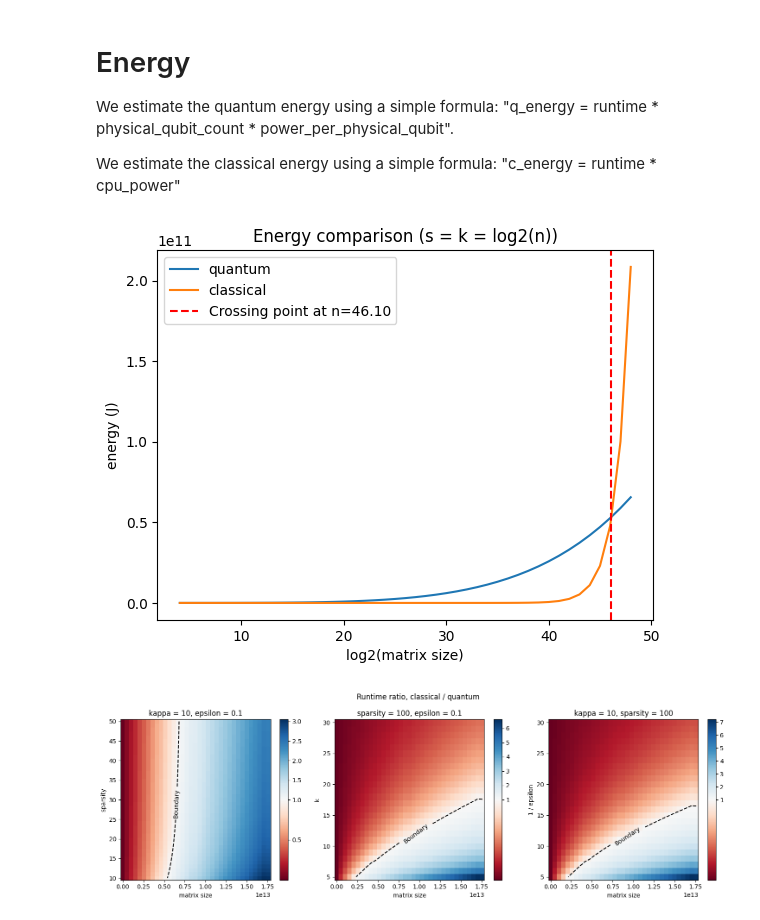
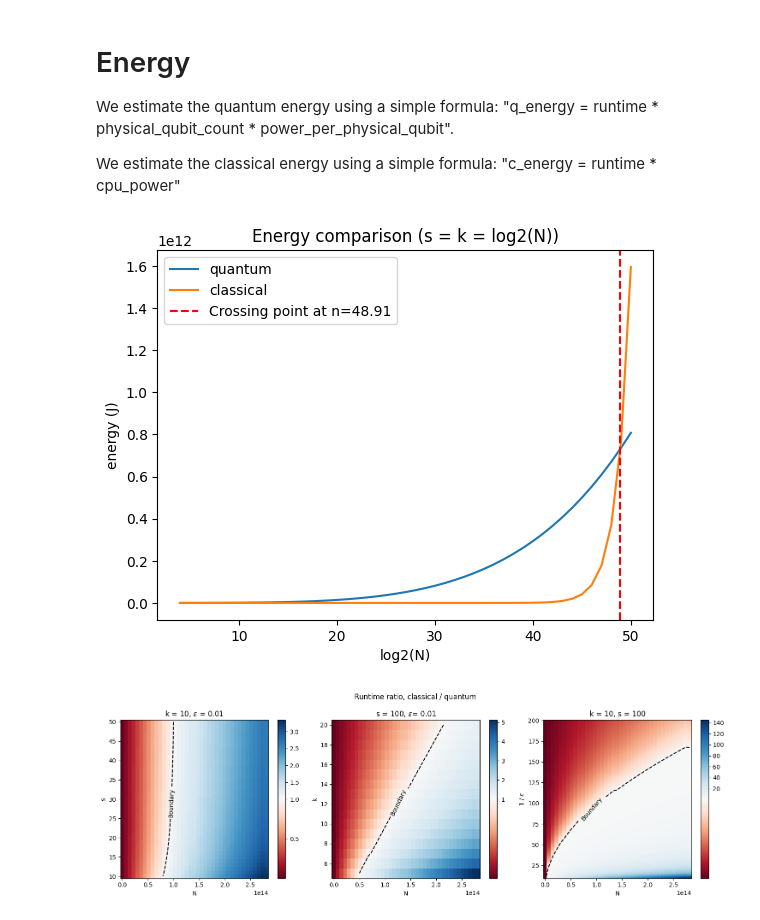
Before and after one commit to tiger9tu/HHL, a Jupyter notebook: tools/heatmap.ipynb, the cells around one changed output. Cells and saved outputs as stored; diff of their text form; code cells hidden in the pictures.

```diff
--- a/tools/heatmap.ipynb
+++ b/tools/heatmap.ipynb
@@ -14,10 +16,10 @@ precision = 4
 
 fix_k = 10
 fix_s = 100
-fix_epsilon_inv = 10
+fix_epsilon_inv = 100
 s_start, s_end, ds = 10, 50, 1
-k_start, k_end, dk = 5, 30, 1
-epsilon_inv_start, epsilon_inv_end, depslilon_inv = 5, 30, 1
+k_start, k_end, dk = 5, 20, 1
+epsilon_inv_start, epsilon_inv_end, depslilon_inv = 10, 200, 1
 # %% [markdown]
 # Runtime
 
@@ -222,7 +249,7 @@ def calculate_log_ratio(q_data, c_data,N, n_start):
 def plot_energy_line_graph():
 
     n_start = 4
-    n_end = 49
+    n_end = 51
 
     n = np.arange(n_start, n_end, 1)
     k = n
@@ -244,20 +271,20 @@ def plot_energy_line_graph():
     # Mark the crossing point
     ax.axvline(x=crossing_n, color='r', linestyle='--', label=f'Crossing point at n={crossing_n:.2f}')
 
-    ax.set_xlabel("log2(matrix size)")
+    ax.set_xlabel("log2(N)")
     ax.set_ylabel("energy (J)")
     ax.legend()
-    ax.set_title("Energy comparison (s = k = log2(n))")
+    ax.set_title("Energy comparison (s = k = log2(N))")
     fig.savefig("energy_line.pdf")
     plt.show()
 
 plot_energy_line_graph()
 # %% [output]
-[figure, old version]
+[figure, new version]
 # %%
 def plot_energy_heatmap():  # set this function to avoid conflict variables
 
-    n_start, n_end, dn = 10, 44, 1
+    n_start, n_end, dn = 10, 48, 1
 
     # big N used by classical plot
     N_start = 2**n_start
@@ -286,9 +313,9 @@ def plot_energy_heatmap():  # set this function to avoid conflict variables
         n_s_N,
         s,
         n_s_ratio,
-        f"kappa = {fix_k}, epsilon = {1/fix_epsilon_inv}",
-        "matrix size",
-        "sparsity",
+        f"k = {fix_k}, $\\epsilon$ = {1/fix_epsilon_inv}",
+        "N",
+        "s",
     )
 
     ###############################
@@ -307,8 +334,8 @@ def plot_energy_heatmap():  # set this function to avoid conflict variables
         n_k_N,
         k,
         n_k_ratio,
-        f"sparsity = {fix_s}, epsilon = {1/fix_epsilon_inv}",
-        "matrix size",
+        f"s = {fix_s}, $\\epsilon$= {1/fix_epsilon_inv}",
+        "N",
         "k",
     )
 
@@ -319,34 +346,34 @@ def plot_energy_heatmap():  # set this function to avoid conflict variables
     epsilon, n = np.mgrid[
         epsilon_inv_start : epsilon_inv_end + depslilon_inv : depslilon_inv,
         n_start : n_end + dn : dn,
     ]
     _, n_epsilon_N = np.mgrid[
         epsilon_inv_start : epsilon_inv_end + depslilon_inv : depslilon_inv,
         N_start : N_end + dN : dN,
     ]
     n_epsilon_q_energy = calculate_log_q_energy(fix_k, fix_s, epsilon, 2**n)
     n_epsilon_c_energy= calculate_log_c_energy(fix_k, fix_s, epsilon, n_epsilon_N)
     n_epsilon_ratio = calculate_log_ratio(
         n_epsilon_q_energy, n_epsilon_c_energy, n_epsilon_N, n_start
     )
 
     sub_plot(
         fig,
         axs[2],
         n_epsilon_N,
         epsilon,
         n_epsilon_ratio,
-        f"kappa = {fix_k}, sparsity = {fix_s}",
-        "matrix size",
-        "1 / epsilon",
+        f"k = {fix_k}, s = {fix_s}",
+        "N",
+        "1 / $\\epsilon$",
     )
 
     fig.suptitle("Runtime ratio, classical / quantum")
     plt.tight_layout()
 
     plt.show()
 
 
 plot_energy_heatmap()
 # %% [output]
-[figure, old version]
+[figure, new version]
```
Also changed, not shown: parts of 5 cells of this notebook, 2 other files.
